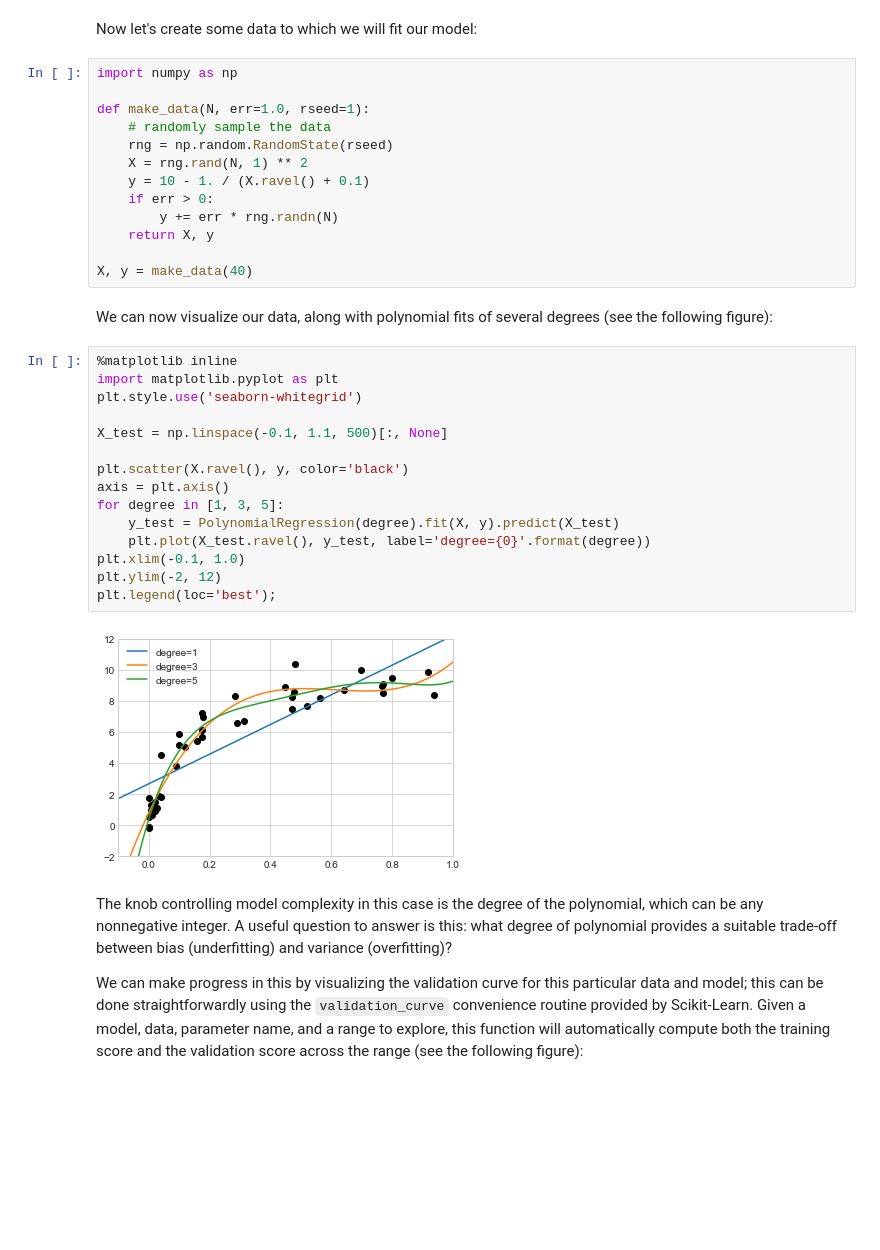
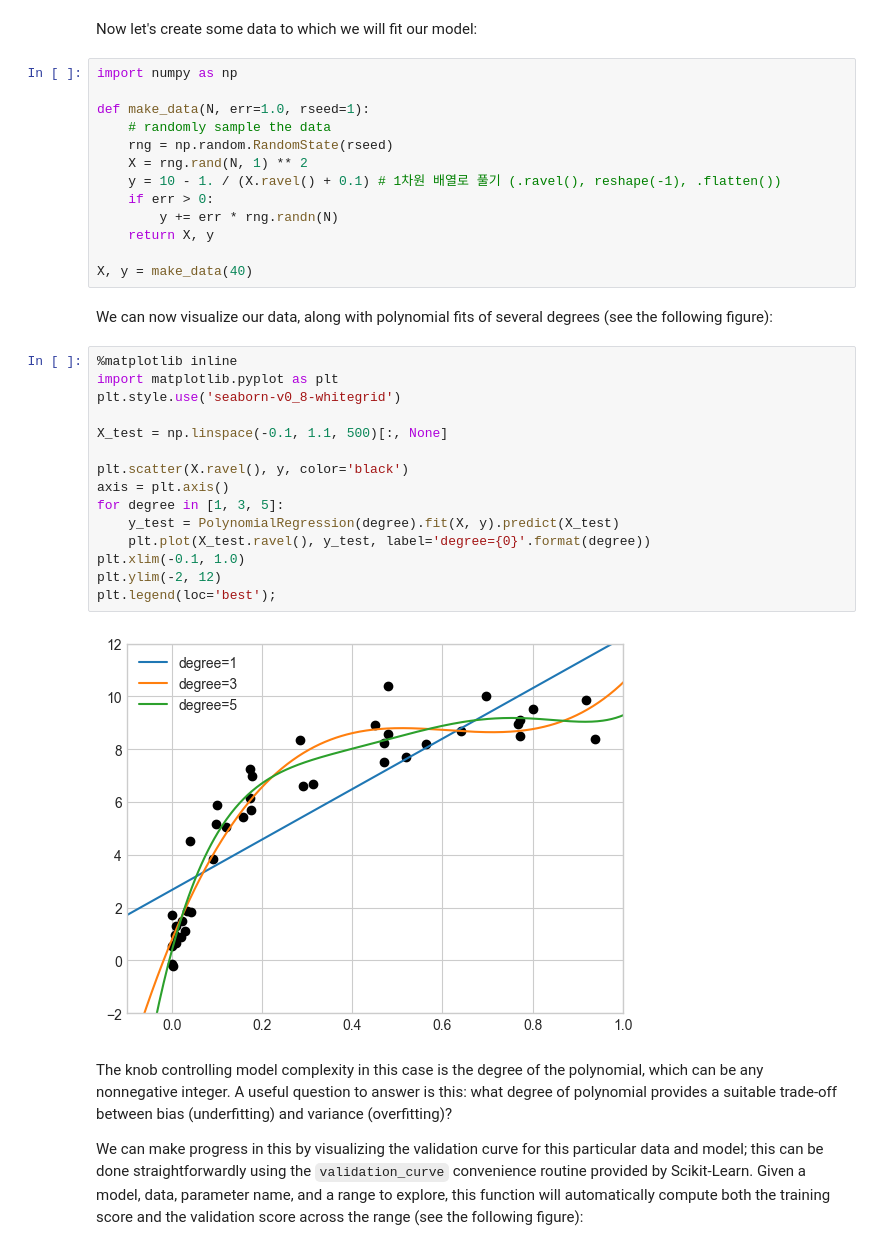
Before and after one commit to chanheeYun/AIProgramming, a Jupyter notebook: DataScienceHandbook/05/05.03-Hyperparameters-and-Model-Validation.ipynb, the cells around one changed output. Saved outputs shown, nothing was run; the diff lists cells and outputs as text; blank space fills up the shorter version.

```diff
--- a/DataScienceHandbook/05/05.03-Hyperparameters-and-Model-Validation.ipynb
+++ b/DataScienceHandbook/05/05.03-Hyperparameters-and-Model-Validation.ipynb
@@ -242,7 +242,7 @@ def make_data(N, err=1.0, rseed=1):
     # randomly sample the data
     rng = np.random.RandomState(rseed)
     X = rng.rand(N, 1) ** 2
-    y = 10 - 1. / (X.ravel() + 0.1)
+    y = 10 - 1. / (X.ravel() + 0.1) # 1차원 배열로 풀기 (.ravel(), reshape(-1), .flatten())
     if err > 0:
         y += err * rng.randn(N)
     return X, y
@@ -253,20 +253,20 @@ We can now visualize our data, along with polynomial fits of several degrees (se
 # %%
 %matplotlib inline
 import matplotlib.pyplot as plt
-plt.style.use('seaborn-whitegrid')
+plt.style.use('seaborn-v0_8-whitegrid')
 
 X_test = np.linspace(-0.1, 1.1, 500)[:, None]
 
 plt.scatter(X.ravel(), y, color='black')
 axis = plt.axis()
 for degree in [1, 3, 5]:
     y_test = PolynomialRegression(degree).fit(X, y).predict(X_test)
     plt.plot(X_test.ravel(), y_test, label='degree={0}'.format(degree))
 plt.xlim(-0.1, 1.0)
 plt.ylim(-2, 12)
 plt.legend(loc='best');
 # %% [output]
-[figure, old version]
+[figure, new version]
 # %% [markdown]
 The knob controlling model complexity in this case is the degree of the polynomial, which can be any nonnegative integer.
 A useful question to answer is this: what degree of polynomial provides a suitable trade-off between bias (underfitting) and variance (overfitting)?
```
Also changed, not shown: parts of 10 cells of this notebook.
